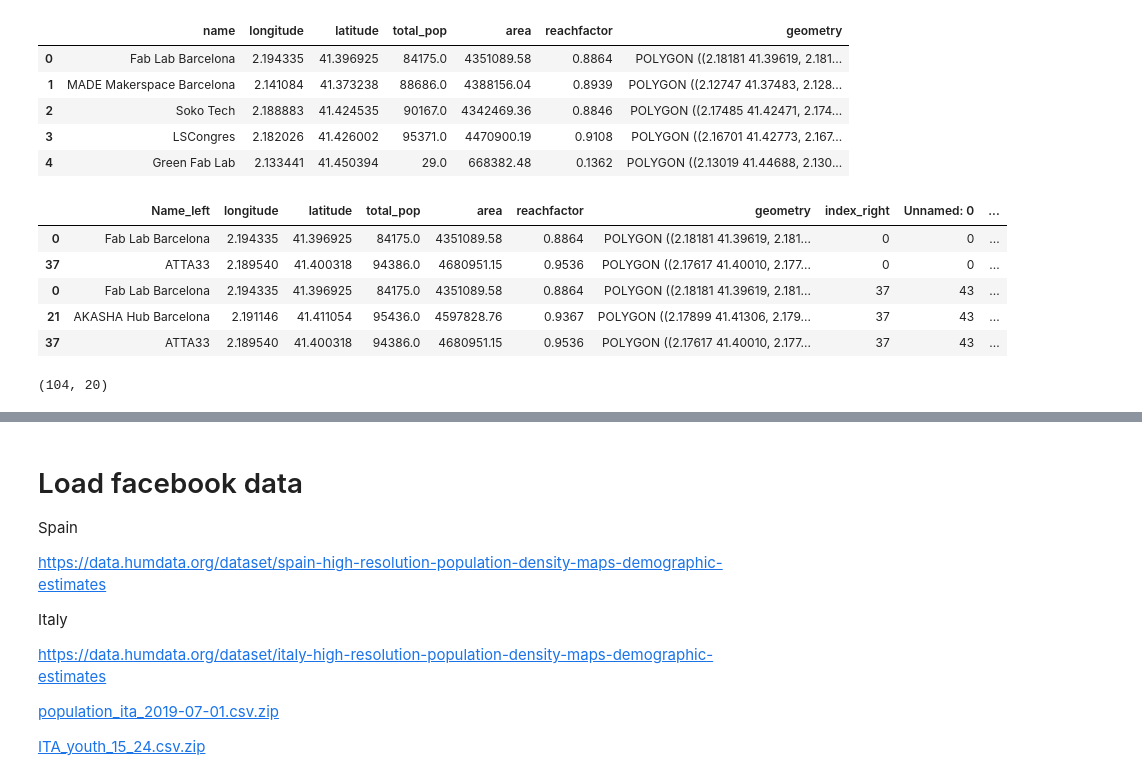
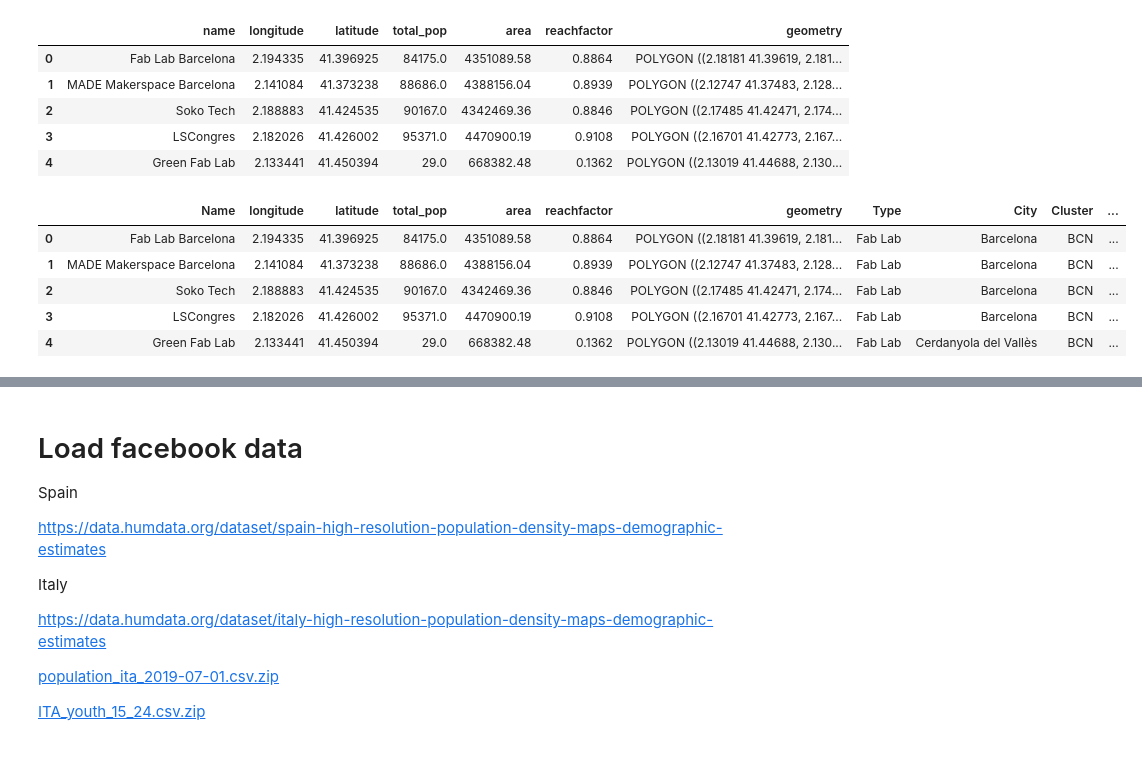
Before and after one commit to openp2pdesign/labs_access_analysis, a Jupyter notebook: 04_Enrichdata_facebook.ipynb, the cells around one changed output, grey strips where cells are left out. Cells and saved outputs as stored; diff of their text form; code cells hidden in the pictures.

Commit message:
Fix 04 function and merge

```diff
--- a/04_Enrichdata_facebook.ipynb
+++ b/04_Enrichdata_facebook.ipynb
@@ -33,6 +33,9 @@ data_labs.head()
 | 2 | 2 | Soko Tech | Fab Lab | Barcelona | BCN | Carrer de Vallès i Ribot, 36 | 8027.0 | 41.424535 | 2.188883 | Fablabs.io | https://soko.tech/ | ... |
 | 3 | 3 | LSCongres | Fab Lab | Barcelona | BCN | Carrer del Cardenal Tedeschini, 50 | 8027.0 | 41.426002 | 2.182026 | Fablabs.io | https://fablabs.io/labs/lscongres | ... |
 | 4 | 4 | Green Fab Lab | Fab Lab | Cerdanyola del Vallès | BCN | Ctra. BV-1415 (Horta-Cerdanyola),... | 8290.0 | 41.450394 | 2.133441 | Fablabs.io | NaN | ... |
+# %%
+data_labs.set_index('Unnamed: 0', inplace=True)
+data_labs.index.names = ['']
 # %%
 data_labs.explore()
 # %% [output]
@@ -87,16 +90,9 @@ isochrones.head()
 isochrones.to_file("data/lab_isochrones.geojson",driver='GeoJSON')
 # %%
 columns = {
-    'name': 'Name',
+    'name': 'Name'
 }
 isochrones.rename(columns=columns, inplace=True)
-# %%
-labs = isochrones.sjoin(data_labs, how='inner')
-labs.head()
-# %% [output]
-|  | Name_left | longitude | latitude | total_pop | area | reachfactor | geometry | index_right | Unnamed: 0 | ... |
-| 0 | Fab Lab Barcelona | 2.194335 | 41.396925 | 84175.0 | 4351089.58 | 0.8864 | POLYGON ((2.18181 41.39619, 2.181... | 0 | 0 | ... |
-| 37 | ATTA33 | 2.189540 | 41.400318 | 94386.0 | 4680951.15 | 0.9536 | POLYGON ((2.17617 41.40010, 2.177... | 0 | 0 | ... |
-| 0 | Fab Lab Barcelona | 2.194335 | 41.396925 | 84175.0 | 4351089.58 | 0.8864 | POLYGON ((2.18181 41.39619, 2.181... | 37 | 43 | ... |
-| 21 | AKASHA Hub Barcelona | 2.191146 | 41.411054 | 95436.0 | 4597828.76 | 0.9367 | POLYGON ((2.17899 41.41306, 2.179... | 37 | 43 | ... |
-| 37 | ATTA33 | 2.189540 | 41.400318 | 94386.0 | 4680951.15 | 0.9536 | POLYGON ((2.17617 41.40010, 2.177... | 37 | 43 | ... |
+# %%
+labs = isochrones.merge(data_labs, on="Name")
+labs = gpd.GeoDataFrame(labs)
@@ -103,4 +104,9 @@ labs.head()
 # %%
-labs.shape
+labs.head()
 # %% [output]
-(104, 20)
+|  | Name | longitude | latitude | total_pop | area | reachfactor | geometry | Type | City | Cluster | ... |
+| 0 | Fab Lab Barcelona | 2.194335 | 41.396925 | 84175.0 | 4351089.58 | 0.8864 | POLYGON ((2.18181 41.39619, 2.181... | Fab Lab | Barcelona | BCN | ... |
+| 1 | MADE Makerspace Barcelona | 2.141084 | 41.373238 | 88686.0 | 4388156.04 | 0.8939 | POLYGON ((2.12747 41.37483, 2.128... | Fab Lab | Barcelona | BCN | ... |
+| 2 | Soko Tech | 2.188883 | 41.424535 | 90167.0 | 4342469.36 | 0.8846 | POLYGON ((2.17485 41.42471, 2.174... | Fab Lab | Barcelona | BCN | ... |
+| 3 | LSCongres | 2.182026 | 41.426002 | 95371.0 | 4470900.19 | 0.9108 | POLYGON ((2.16701 41.42773, 2.167... | Fab Lab | Barcelona | BCN | ... |
+| 4 | Green Fab Lab | 2.133441 | 41.450394 | 29.0 | 668382.48 | 0.1362 | POLYGON ((2.13019 41.44688, 2.130... | Fab Lab | Cerdanyola del Vallès | BCN | ... |
```
Also changed, not shown: parts of 15 cells of this notebook.
